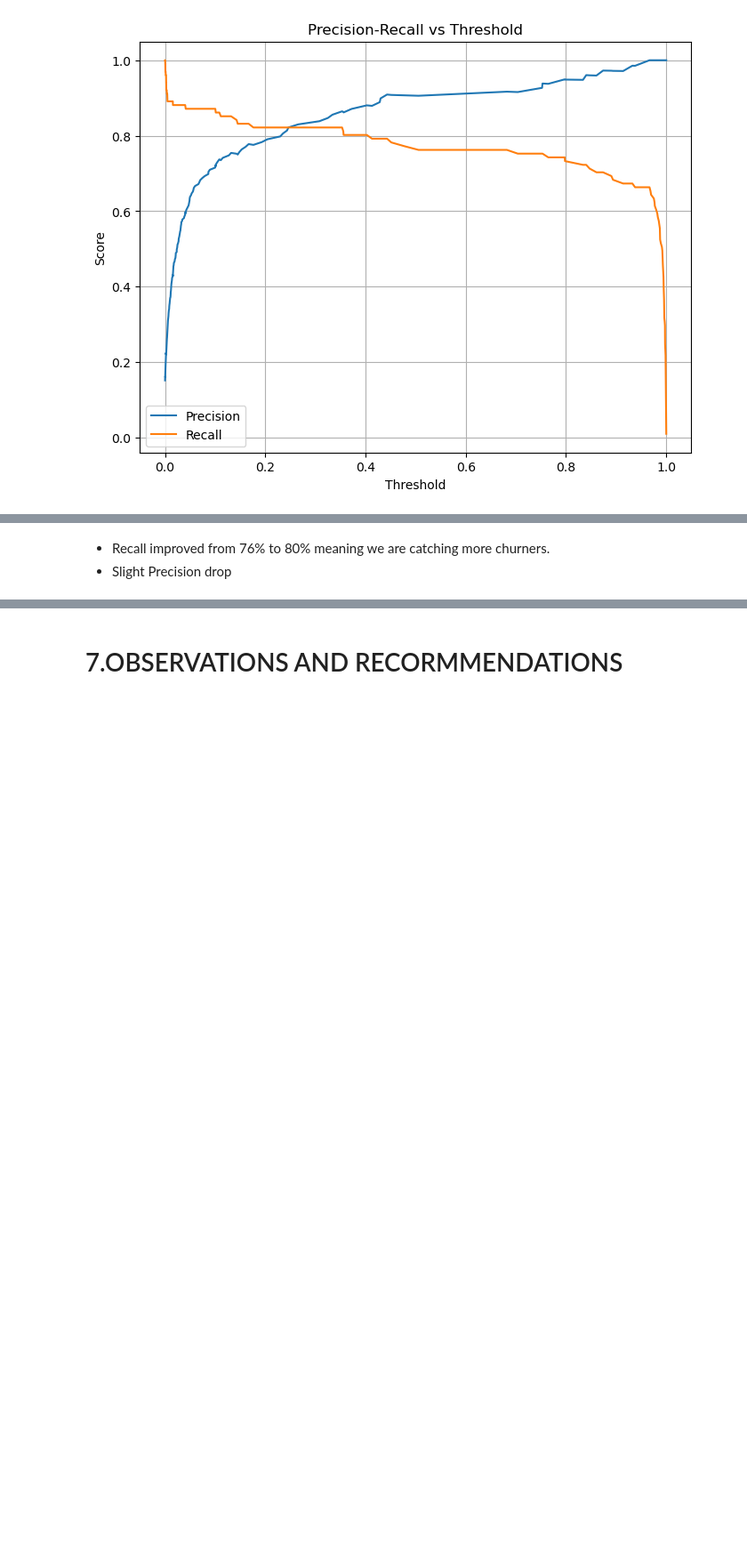
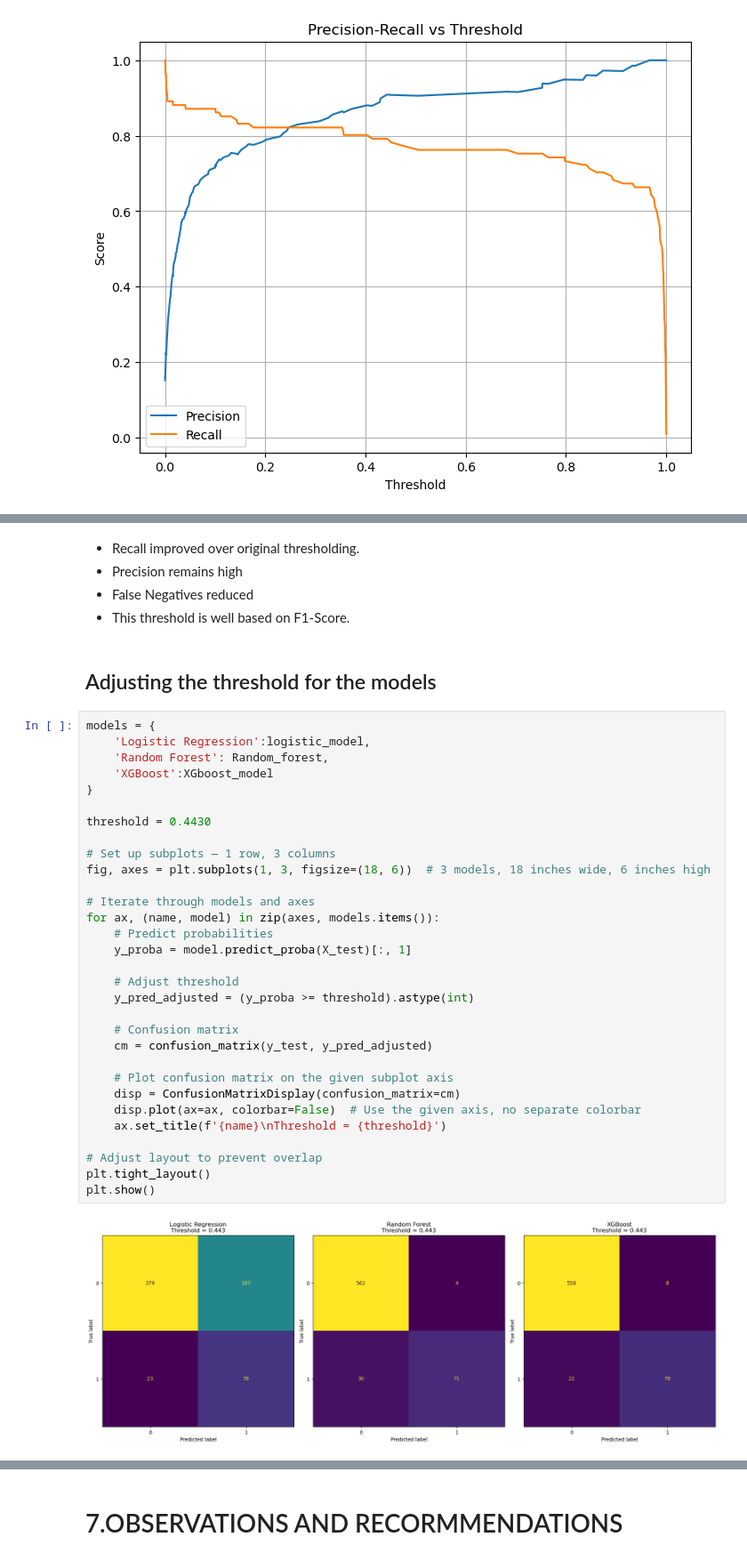
Before and after one commit to FAITHKAMANDE/Machine-Learning-project, a Jupyter notebook: Phase 3 project.ipynb, the cells around one changed output, grey strips where cells are left out. Shown at 89% size. Drawn from its saved outputs; the diff is of its cells as text; blank space fills up the shorter version.

```diff
--- a/Phase 3 project.ipynb
+++ b/Phase 3 project.ipynb
@@ -891,3 +966,40 @@ weighted avg       0.95      0.95      0.95       667
 # %% [markdown]
-- Recall improved from 76% to 80% meaning we are catching more churners.
-- Slight Precision drop
+- Recall improved over original thresholding.
+- Precision remains high
+- False Negatives reduced
+- This threshold is well based on F1-Score.
+# %% [markdown]
+## Adjusting the threshold for the models
+# %%
+models = {
+    'Logistic Regression':logistic_model,
+    'Random Forest': Random_forest,
+    'XGBoost':XGboost_model
+}
+
+threshold = 0.4430
+
+# Set up subplots — 1 row, 3 columns
+fig, axes = plt.subplots(1, 3, figsize=(18, 6))  # 3 models, 18 inches wide, 6 inches high
+
+# Iterate through models and axes
+for ax, (name, model) in zip(axes, models.items()):
+    # Predict probabilities
+    y_proba = model.predict_proba(X_test)[:, 1]
+
+    # Adjust threshold
+    y_pred_adjusted = (y_proba >= threshold).astype(int)
+
+    # Confusion matrix
+    cm = confusion_matrix(y_test, y_pred_adjusted)
+
+    # Plot confusion matrix on the given subplot axis
+    disp = ConfusionMatrixDisplay(confusion_matrix=cm)
+    disp.plot(ax=ax, colorbar=False)  # Use the given axis, no separate colorbar
+    ax.set_title(f'{name}\nThreshold = {threshold}')
+
+# Adjust layout to prevent overlap
+plt.tight_layout()
+plt.show()
+# %% [output]
+[figure, added]
```
Also changed, not shown: parts of 20 cells of this notebook, 1 other file.
